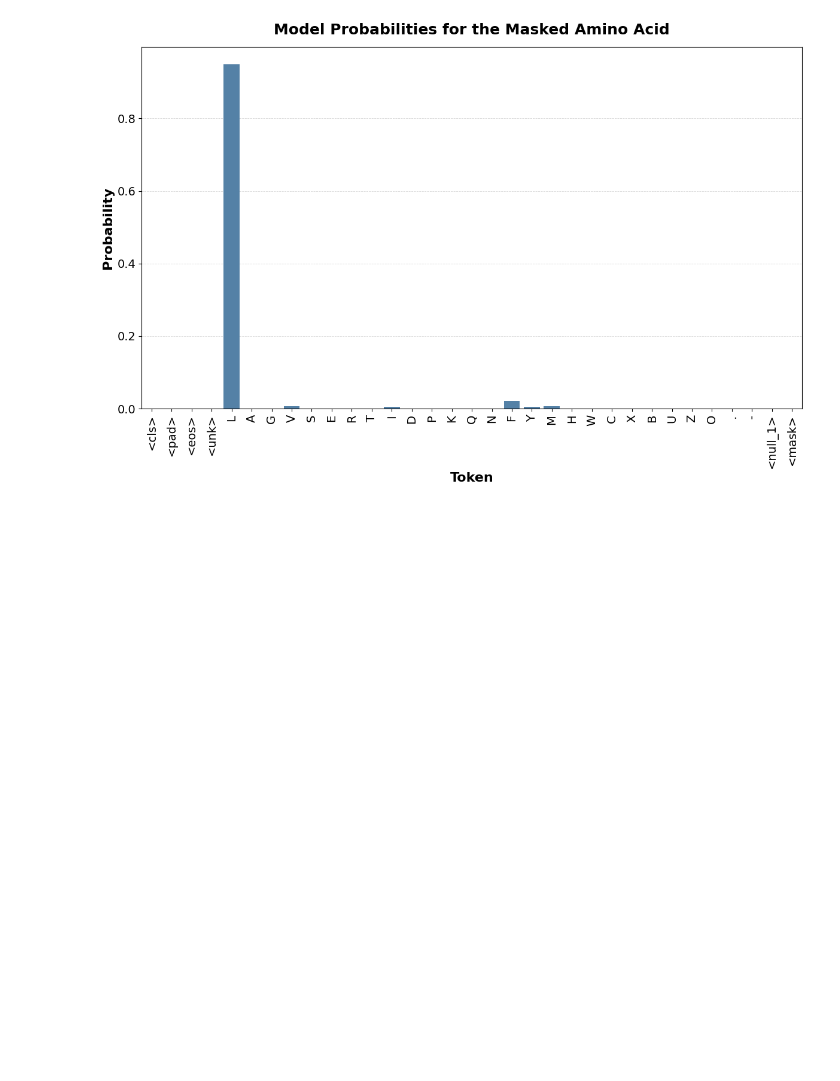
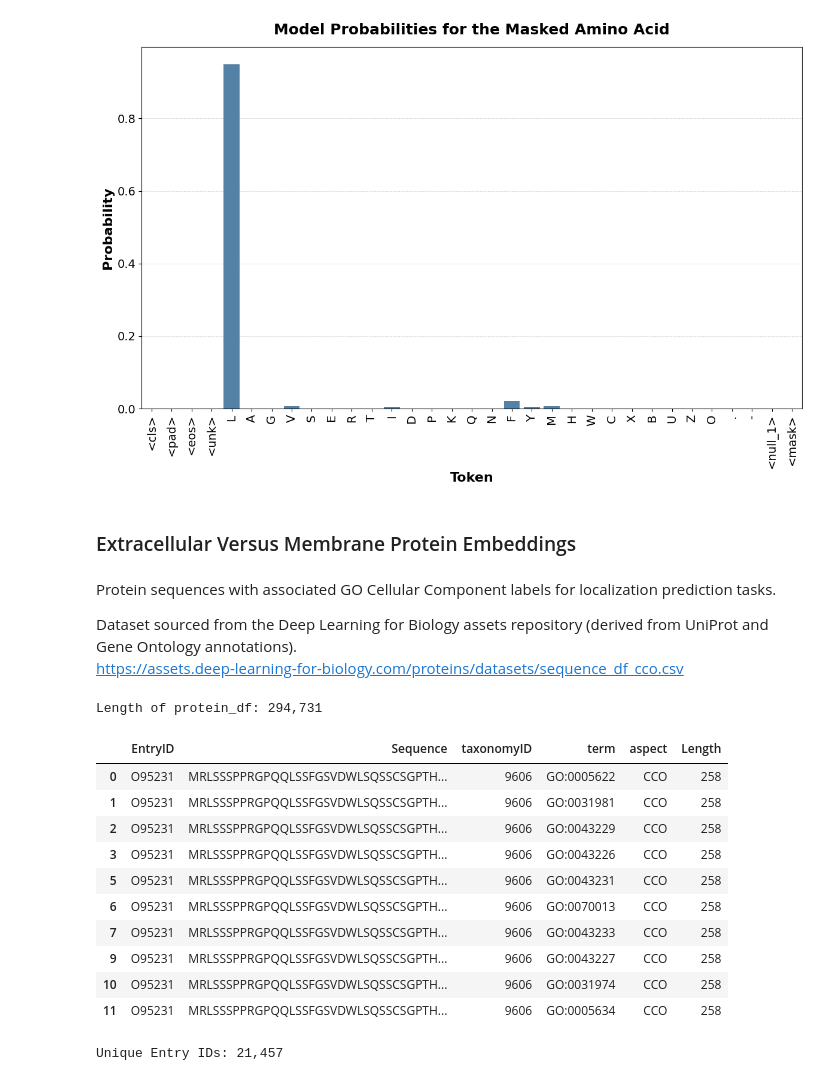
Before and after one commit to rjholik/protein-onehot-esm2, a Jupyter notebook: 02 - Protein Representation.ipynb, the cells around one changed output. Drawn from its saved outputs; the diff is of its cells as text; code cells hidden in the pictures; blank space fills up the shorter version.

```diff
--- a/02 - Protein Representation.ipynb
+++ b/02 - Protein Representation.ipynb
@@ -582,3 +584,34 @@ plt.tight_layout()
 plt.show()
 # %% [output]
 [figure]
+# %% [markdown]
+### Extracellular Versus Membrane Protein Embeddings
+# %% [markdown]
+Protein sequences with associated GO Cellular Component labels for localization prediction tasks.
+
+Dataset sourced from the Deep Learning for Biology assets repository (derived from UniProt and Gene Ontology annotations).<br>
+https://assets.deep-learning-for-biology.com/proteins/datasets/sequence_df_cco.csv
+# %%
+protein_df = pd.read_csv("./datasets/sequence_df_cco.csv")  # Load protein–GO annotation dataset
+protein_df = protein_df[~protein_df["term"].isin(["GO:0005575", "GO:0110165"])]  # Remove broad, non-informative GO terms
+
+print(f"Length of protein_df: {len(protein_df):,}")
+protein_df.head(10)
+# %% [output]
+Length of protein_df: 294,731
+|  | EntryID | Sequence | taxonomyID | term | aspect | Length |
+| 0 | O95231 | MRLSSSPPRGPQQLSSFGSVDWLSQSSCSGPTH... | 9606 | GO:0005622 | CCO | 258 |
+| 1 | O95231 | MRLSSSPPRGPQQLSSFGSVDWLSQSSCSGPTH... | 9606 | GO:0031981 | CCO | 258 |
+| 2 | O95231 | MRLSSSPPRGPQQLSSFGSVDWLSQSSCSGPTH... | 9606 | GO:0043229 | CCO | 258 |
+| 3 | O95231 | MRLSSSPPRGPQQLSSFGSVDWLSQSSCSGPTH... | 9606 | GO:0043226 | CCO | 258 |
+| 5 | O95231 | MRLSSSPPRGPQQLSSFGSVDWLSQSSCSGPTH... | 9606 | GO:0043231 | CCO | 258 |
+| 6 | O95231 | MRLSSSPPRGPQQLSSFGSVDWLSQSSCSGPTH... | 9606 | GO:0070013 | CCO | 258 |
+| 7 | O95231 | MRLSSSPPRGPQQLSSFGSVDWLSQSSCSGPTH... | 9606 | GO:0043233 | CCO | 258 |
+| 9 | O95231 | MRLSSSPPRGPQQLSSFGSVDWLSQSSCSGPTH... | 9606 | GO:0043227 | CCO | 258 |
+| 10 | O95231 | MRLSSSPPRGPQQLSSFGSVDWLSQSSCSGPTH... | 9606 | GO:0031974 | CCO | 258 |
+| 11 | O95231 | MRLSSSPPRGPQQLSSFGSVDWLSQSSCSGPTH... | 9606 | GO:0005634 | CCO | 258 |
+# %%
+num_proteins = protein_df["EntryID"].nunique()
+print(f"Unique Entry IDs: {num_proteins:,}")
+# %% [output]
+Unique Entry IDs: 21,457
```
Also changed, not shown: parts of 1 cell of this notebook, 1 other file.
